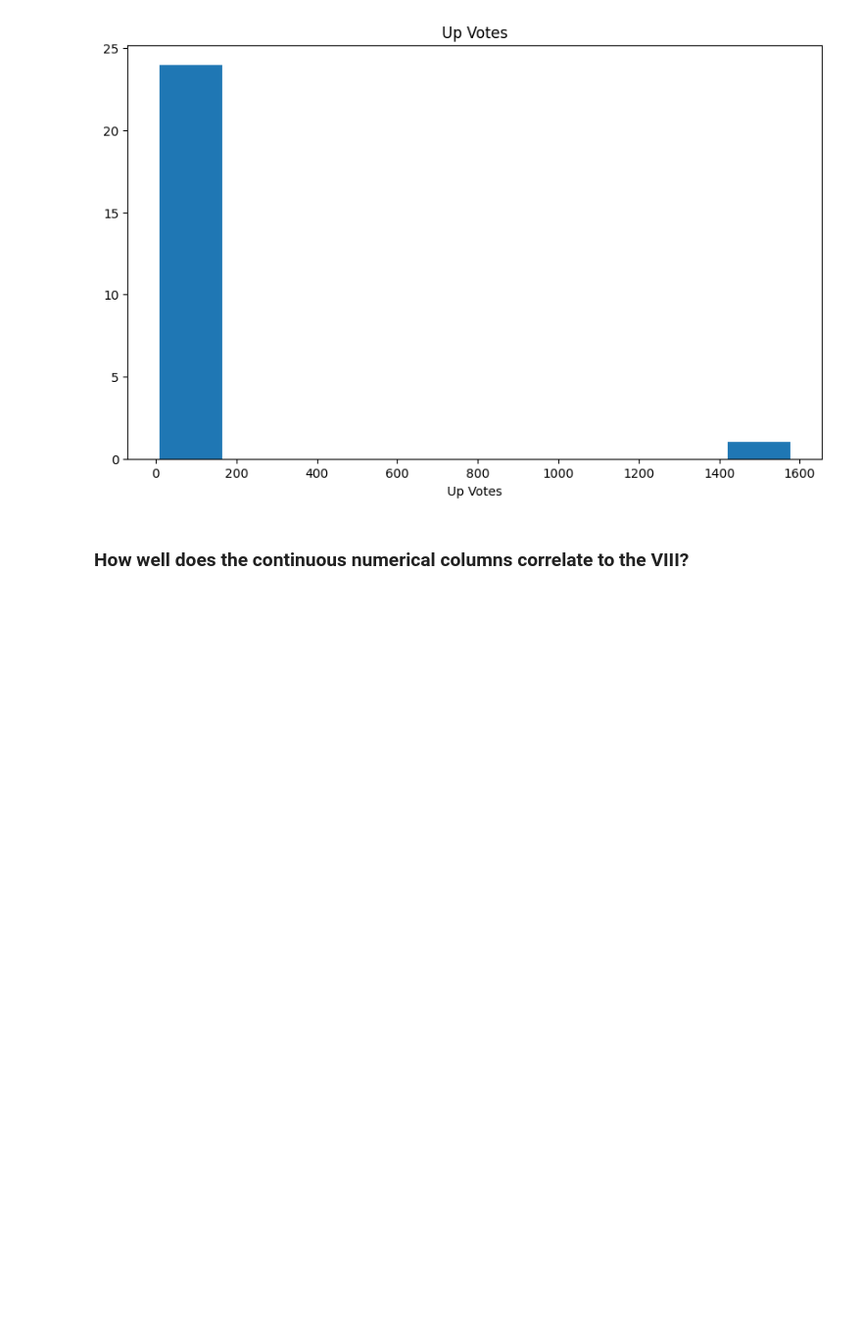
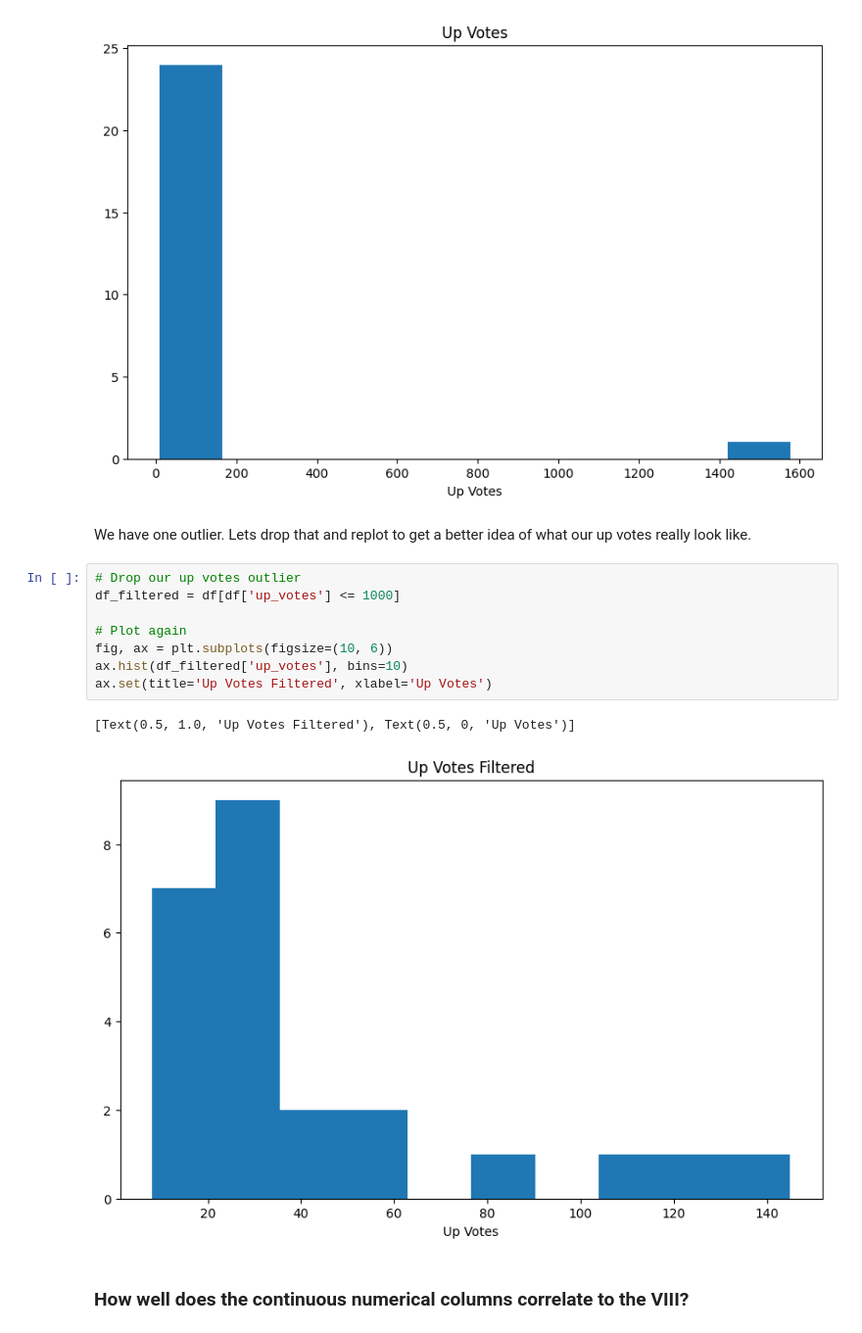
Before and after one commit to redswimmer/impact-investment-analysis-yc-summer-cohort-2023, a Jupyter notebook: VIII_for_YC_Cohort_Summer_2023.ipynb, the cells around one changed output. Shown at 98% size. Cells and saved outputs as stored; diff of their text form; blank space fills up the shorter version.

```diff
--- a/VIII_for_YC_Cohort_Summer_2023.ipynb
+++ b/VIII_for_YC_Cohort_Summer_2023.ipynb
@@ -225,6 +220,19 @@ ax.set(title='Up Votes', xlabel='Up Votes')
 # %% [output]
 [Text(0.5, 1.0, 'Up Votes'), Text(0.5, 0, 'Up Votes')]
 [figure]
+# %% [markdown]
+We have one outlier.  Lets drop that and replot to get a better idea of what our up votes really look like.
+# %%
+# Drop our up votes outlier
+df_filtered = df[df['up_votes'] <= 1000]
+
+# Plot again
+fig, ax = plt.subplots(figsize=(10, 6))
+ax.hist(df_filtered['up_votes'], bins=10)
+ax.set(title='Up Votes Filtered', xlabel='Up Votes')
+# %% [output]
+[Text(0.5, 1.0, 'Up Votes Filtered'), Text(0.5, 0, 'Up Votes')]
+[figure, added]
 # %% [markdown]
 ### How well does the continuous numerical columns correlate to the VIII?
 # %%
```
Also changed, not shown: parts of 5 cells of this notebook.
